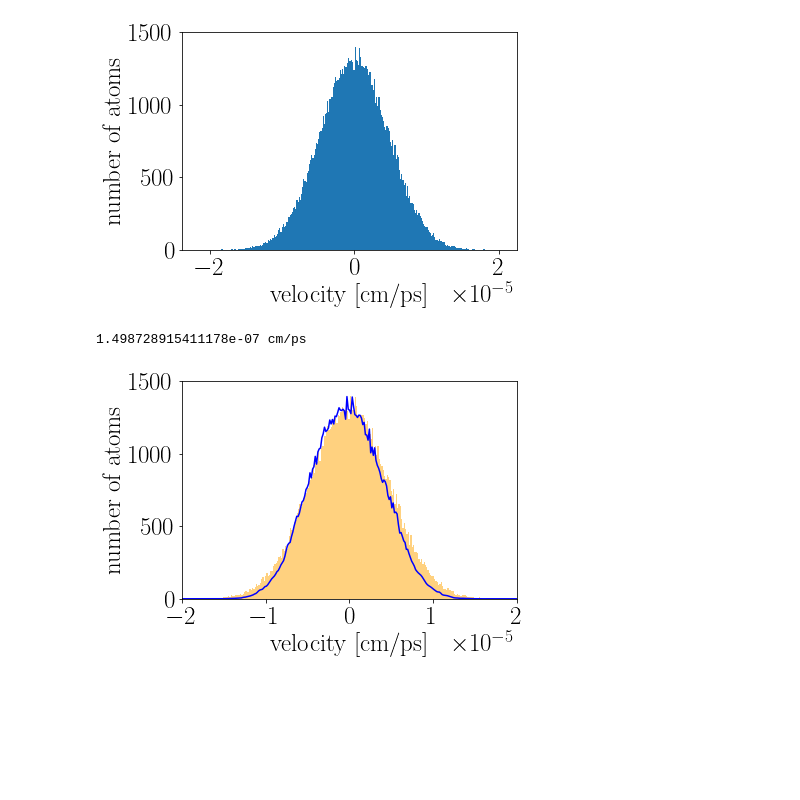
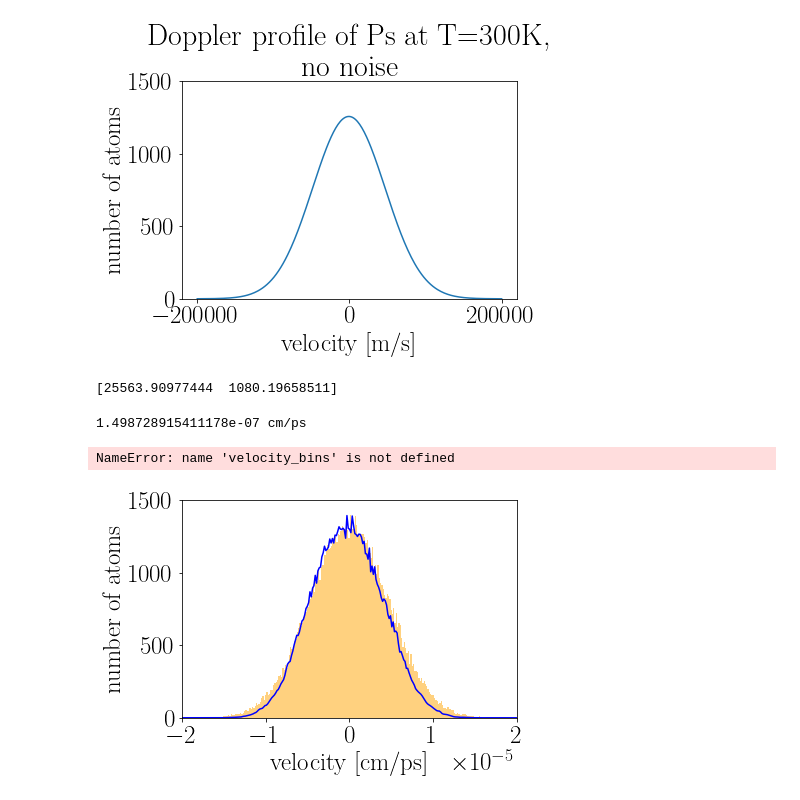
Before and after one commit to Yanaiski/master_thesis, a Jupyter notebook: basic_cmt.ipynb, the cells around one changed output. Saved outputs shown, nothing was run; the diff lists cells and outputs as text; code cells hidden in the pictures; blank space fills up the shorter version.

Commit message:
changed doppler profile to be continuous

```diff
--- a/basic_cmt.ipynb
+++ b/basic_cmt.ipynb
@@ -25,31 +25,35 @@ hbar = 1
 hbar_eV = 6.582e-16 * 1e12 #eV ps
 c = 3e8 * 1e-10 # cm/ps
 # %%
-random.seed(0)
 N_atoms = int(1e5)
 
 T = 300 #K temperature of cloud
 m = 2*9.1e-31 #kg
 k = 1.38e-23 # [J K^-1]
 std_deviation = np.sqrt(k*T/m) #standard deviation of gaussian
 amplitude = np.sqrt(m/(2*np.pi*k*T))
+N_bins = 267 #calculated such that 1 bin is the equivalent of 1 unit of photon momentum for Ps
 
-velocities = np.random.normal(loc=0,scale=std_deviation,size=N_atoms) *1e-10#cm/ps
 
-N_bins = 267 #calculated such that 1 bin is the equivalent of 1 unit of photon momentum for Ps
-hist = plt.hist(velocities,bins=N_bins)
-
+velocity_bins = np.linspace(-2e5,2e5,N_bins) #m/s
+populations = np.zeros(N_bins)
+for i in range(N_bins-1):
+    populations[i] = sp.integrate.quad(lambda v: amplitude*np.exp(-v**2/(2*std_deviation**2))*1e5,velocity_bins[i],velocity_bins[i+1])[0]
+plt.plot(velocity_bins,populations)
 plt.ylim(0,1500)
-plt.xlabel("velocity [cm/ps]")
+plt.xlabel("velocity [m/s]")
 plt.ylabel("number of atoms")
+plt.title("Doppler profile of Ps at T=300K,\n no noise")
 plt.show()
 # %% [output]
-[figure, old version]
+[figure, new version]
 # %%
-populations = hist[0]
-velocity_bins = np.asarray([ hist[1][i] for i in range(N_bins)] )
-# create new vector to track population: (velocity , population,) for cooling
-states = np.asarray([velocity_bins,populations])
+
+# create new vector to track population: (velocity at bin, excited population)
+data_in_bins = np.asarray([(velocity_bins[i],populations[i]) for i in range(N_bins)])
+print(data_in_bins[150])
+# %% [output]
+[25563.90977444  1080.19658511]
 # %%
 endTime =  20 #ps
 mass_ps = 1.022e6 # eV/ c^2
@@ -77,6 +81,8 @@ rabi0 = 2*np.pi*(200e-3) #THz
 detuning = 0#2*np.pi*(-152e-3) #THz
 chirp = 2*np.pi*(70e-3) #THz
 # %%
-final_states = evolve(omega0,detuning,chirp,rabi0,pulse_duration)
+final_states = evolve(velocity_bins,omega0,detuning,chirp,rabi0,pulse_duration)
+# %% [output]
+NameError: name 'velocity_bins' is not defined
 # %%
 final_pops = np.asarray([np.abs(final_states[i][1][0][0]) for i in range(len(final_states))])
```
Also changed, not shown: parts of 2 cells of this notebook, 1 other file.
